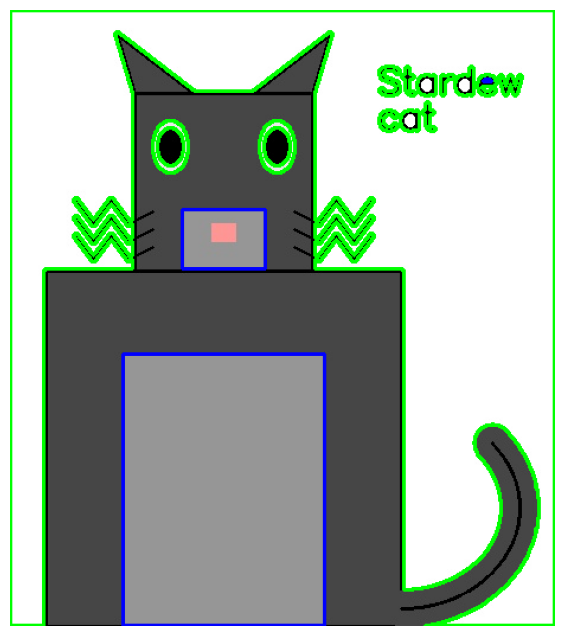
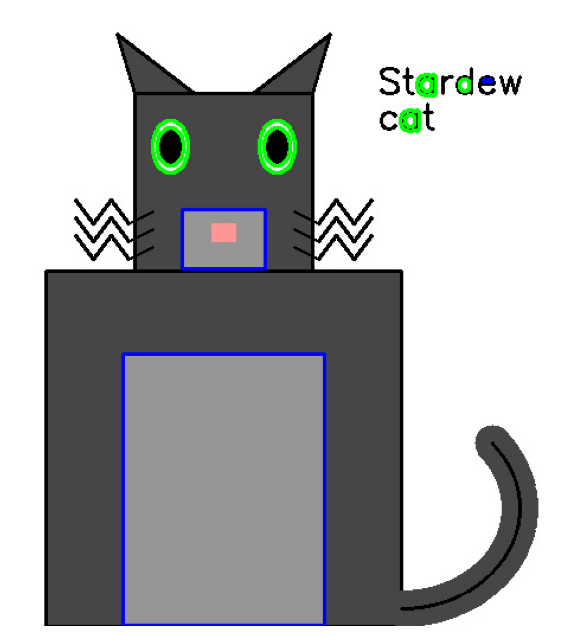
The notebook cell's code change between the first figure and the second:
--- before
+++ after
@@ -3,18 +3,25 @@
 
 rect_num = 1 # номер прямоугольника для вычислений
-
 rect_cnt = 0
 img_con = img.copy()
+
 for contour in contours:
-    epsilon = 0.01 * cv2.arcLength(contour, True)
+    perim = cv2.arcLength(contour, True)
+
+    if perim == 0:
+        continue
+
+    epsilon = 0.01 * perim
+    sqr = cv2.contourArea(contour)
     approx = cv2.approxPolyDP(contour, epsilon, True)
-
     vertices = len(approx)
 
-    if vertices == 4:
+    is_circle = 4 * np.pi * (sqr / (perim*perim)) > 0.8
+
+    if vertices == 4 and not is_circle:
         cv2.drawContours(img_con, [contour], 0, blue, 2)
         rect_cnt += 1
         if rect_num == rect_cnt: show_perim_and_square(contour)
-    elif vertices > 8:
+    elif vertices > 5 and is_circle > 0.8:
         cv2.drawContours(img_con, [contour], 0, green, 2)
 print(f"total rect count: {rect_cnt}")

Commit: lab 5 and 6: pass